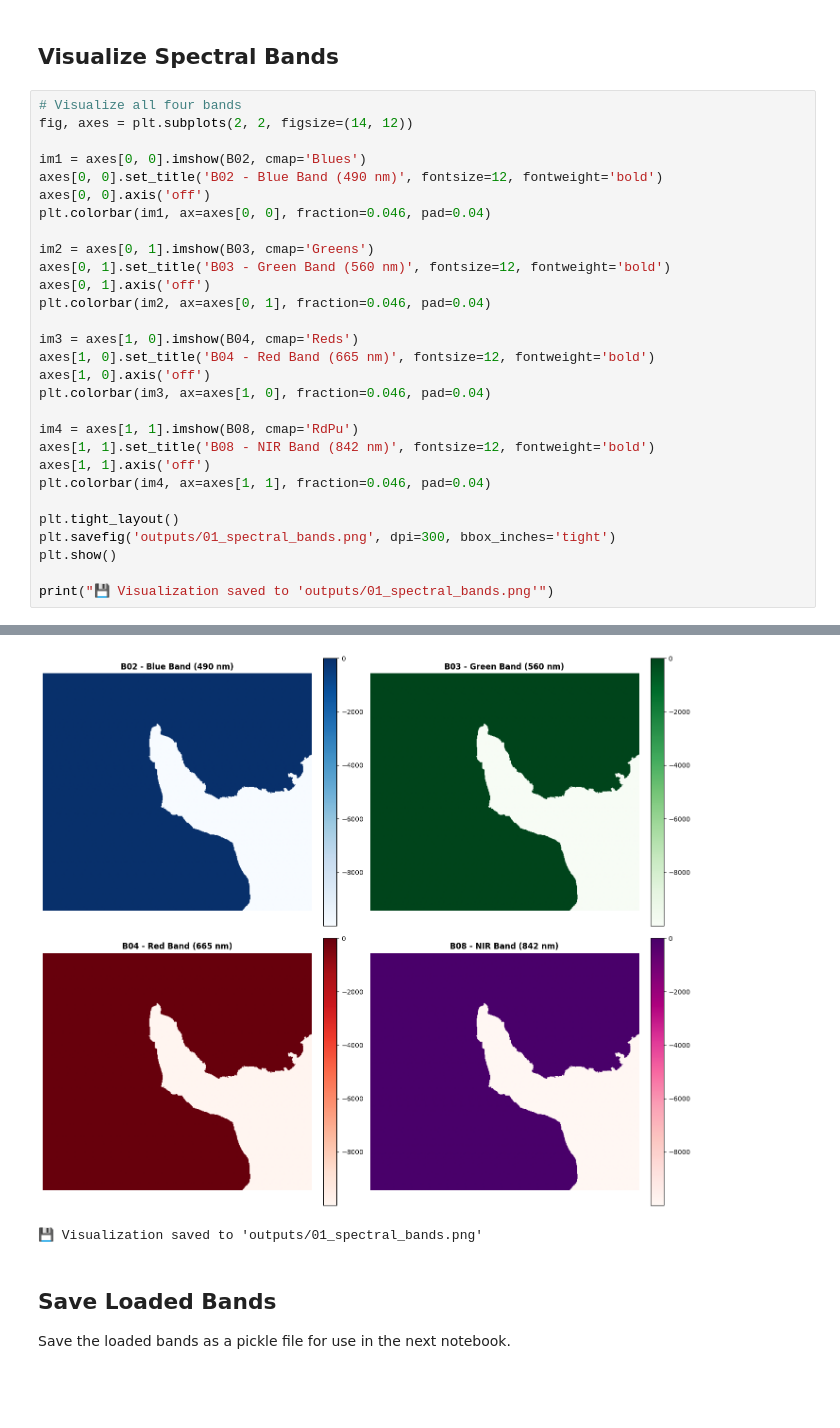
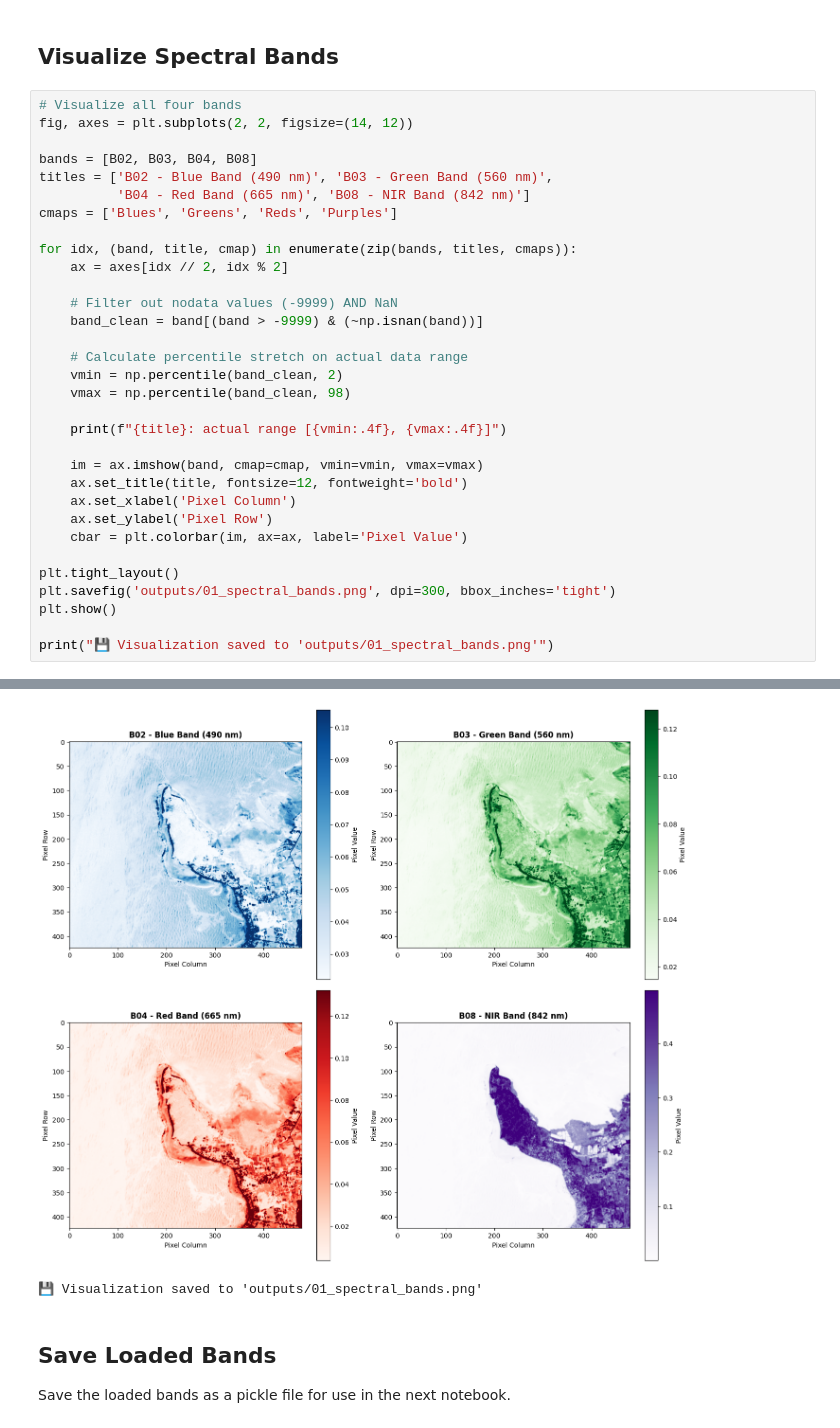
Before and after one commit to kuroi17/CoastalAssesment, a Jupyter notebook: 01_data_loading.ipynb, the cells around one changed output, grey strips where cells are left out. Cells and saved outputs as stored; diff of their text form; blank space fills up the shorter version.

```diff
--- a/01_data_loading.ipynb
+++ b/01_data_loading.ipynb
@@ -76,25 +76,28 @@ Band statistics:
 # Visualize all four bands
 fig, axes = plt.subplots(2, 2, figsize=(14, 12))
 
-im1 = axes[0, 0].imshow(B02, cmap='Blues')
-axes[0, 0].set_title('B02 - Blue Band (490 nm)', fontsize=12, fontweight='bold')
-axes[0, 0].axis('off')
-plt.colorbar(im1, ax=axes[0, 0], fraction=0.046, pad=0.04)
+bands = [B02, B03, B04, B08]
+titles = ['B02 - Blue Band (490 nm)', 'B03 - Green Band (560 nm)',
+          'B04 - Red Band (665 nm)', 'B08 - NIR Band (842 nm)']
+cmaps = ['Blues', 'Greens', 'Reds', 'Purples']
 
-im2 = axes[0, 1].imshow(B03, cmap='Greens')
-axes[0, 1].set_title('B03 - Green Band (560 nm)', fontsize=12, fontweight='bold')
-axes[0, 1].axis('off')
-plt.colorbar(im2, ax=axes[0, 1], fraction=0.046, pad=0.04)
+for idx, (band, title, cmap) in enumerate(zip(bands, titles, cmaps)):
+    ax = axes[idx // 2, idx % 2]
 
-im3 = axes[1, 0].imshow(B04, cmap='Reds')
-axes[1, 0].set_title('B04 - Red Band (665 nm)', fontsize=12, fontweight='bold')
-axes[1, 0].axis('off')
-plt.colorbar(im3, ax=axes[1, 0], fraction=0.046, pad=0.04)
+    # Filter out nodata values (-9999) AND NaN
+    band_clean = band[(band > -9999) & (~np.isnan(band))]
 
-im4 = axes[1, 1].imshow(B08, cmap='RdPu')
-axes[1, 1].set_title('B08 - NIR Band (842 nm)', fontsize=12, fontweight='bold')
-axes[1, 1].axis('off')
-plt.colorbar(im4, ax=axes[1, 1], fraction=0.046, pad=0.04)
+    # Calculate percentile stretch on actual data range
+    vmin = np.percentile(band_clean, 2)
+    vmax = np.percentile(band_clean, 98)
+
+    print(f"{title}: actual range [{vmin:.4f}, {vmax:.4f}]")
+
+    im = ax.imshow(band, cmap=cmap, vmin=vmin, vmax=vmax)
+    ax.set_title(title, fontsize=12, fontweight='bold')
+    ax.set_xlabel('Pixel Column')
+    ax.set_ylabel('Pixel Row')
+    cbar = plt.colorbar(im, ax=ax, label='Pixel Value')
 
 plt.tight_layout()
 plt.savefig('outputs/01_spectral_bands.png', dpi=300, bbox_inches='tight')
@@ -105,5 +112,5 @@ print("💾 Visualization saved to 'outputs/01_spectral_bands.png'")
-[figure, old version]
+[figure, new version]
-💾 Visualization saved to 'outputs/01_spectral_bands.png'
+💾 Visualization saved to 'outputs/01_spectral_bands.png'
 # %% [markdown]
 ## Save Loaded Bands
 
```
Also changed, not shown: parts of 2 cells of this notebook, 16 other files.
